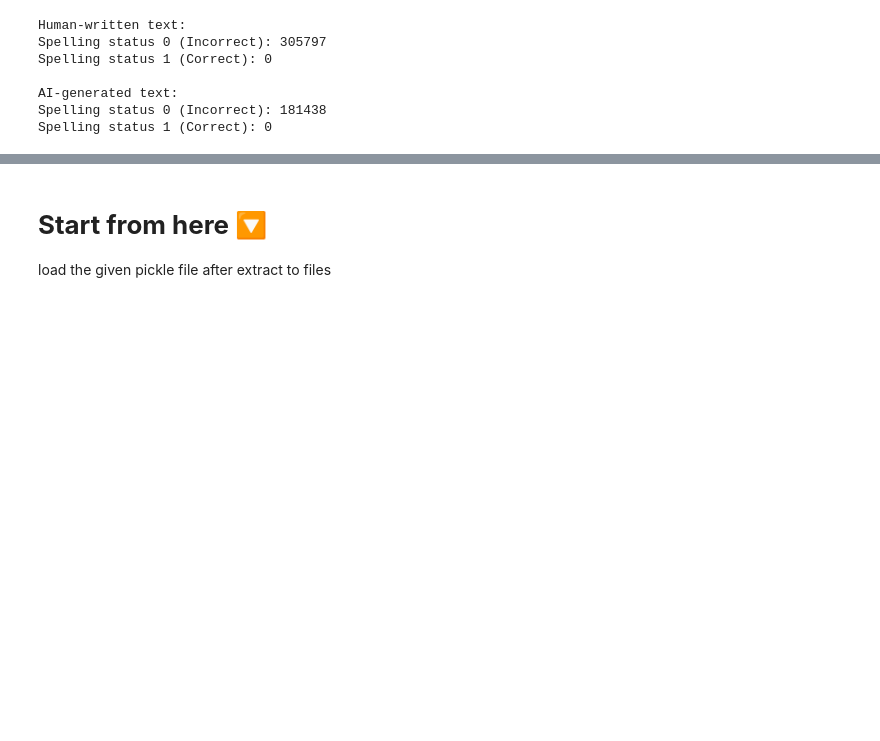
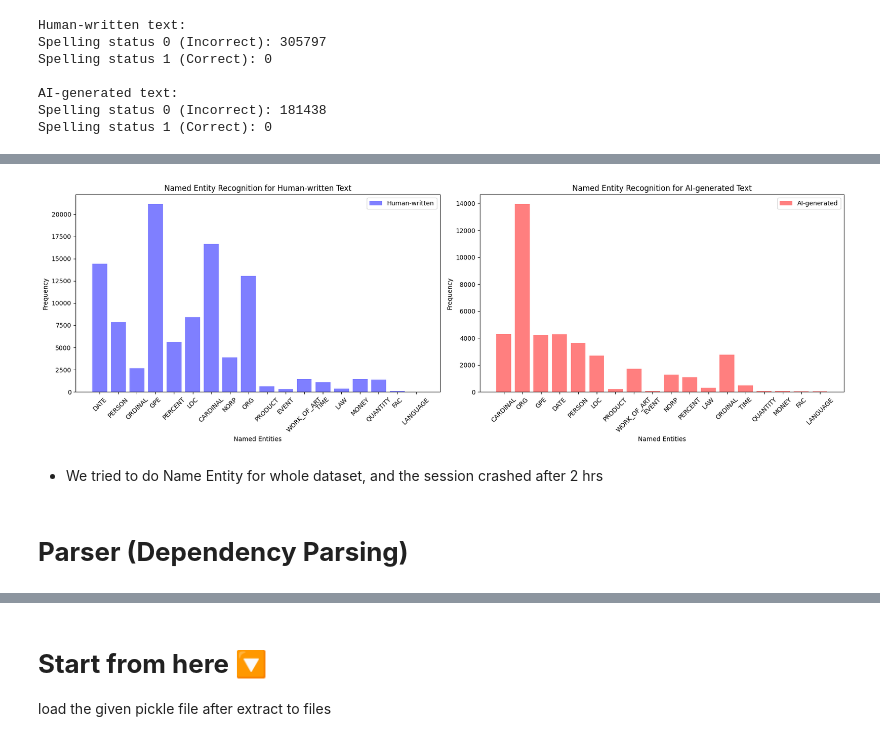
Before and after one commit to edojatheophilus/AI-vs-Human-Text-Detection, a Jupyter notebook: AI_human_txt_NLP_PROJECT.ipynb, the cells around one changed output, grey strips where cells are left out. Cells and saved outputs as stored; diff of their text form; code cells hidden in the pictures; blank space fills up the shorter version.

```diff
--- a/AI_human_txt_NLP_PROJECT.ipynb
+++ b/AI_human_txt_NLP_PROJECT.ipynb
@@ -576,0 +570,52 @@ Spelling status 1 (Correct): 0
+# %%
+def named_entity_recognition(text):
+    doc = nlp(text)
+    return [(ent.text, ent.label_) for ent in doc.ents]
+
+df_3['named_entities'] = df_3['text'].apply(named_entity_recognition)
+# %%
+import matplotlib.pyplot as plt
+
+# Extracting named entities for human-written and AI-generated texts
+human_txt_named_entities = df_3[df_3['generated'] == 0]['named_entities']
+ai_txt_named_entities = df_3[df_3['generated'] == 1]['named_entities']
+
+# Function to calculate frequency of named entities
+def calculate_named_entity_frequency(named_entities):
+    entity_counts = {}
+    for entities in named_entities:
+        for _, entity in entities:
+            entity_counts[entity] = entity_counts.get(entity, 0) + 1
+    return entity_counts
+
+# Calculate frequency of named entities for human-written and AI-generated texts
+human_named_entity_frequency = calculate_named_entity_frequency(human_txt_named_entities)
+ai_named_entity_frequency = calculate_named_entity_frequency(ai_txt_named_entities)
+
+# Create subplots with separate tabs for human-written and AI-generated texts
+fig, (ax1, ax2) = plt.subplots(1, 2, figsize=(18, 6))
+
+# Plot comparison for human-written text
+ax1.bar(human_named_entity_frequency.keys(), human_named_entity_frequency.values(), color='blue', alpha=0.5, label='Human-written')
+ax1.set_xlabel('Named Entities')
+ax1.set_ylabel('Frequency')
+ax1.set_title('Named Entity Recognition for Human-written Text')
+ax1.legend()
+ax1.tick_params(axis='x', rotation=45)
+
+# Plot comparison for AI-generated text
+ax2.bar(ai_named_entity_frequency.keys(), ai_named_entity_frequency.values(), color='red', alpha=0.5, label='AI-generated')
+ax2.set_xlabel('Named Entities')
+ax2.set_ylabel('Frequency')
+ax2.set_title('Named Entity Recognition for AI-generated Text')
+ax2.legend()
+ax2.tick_params(axis='x', rotation=45)
+
+plt.tight_layout()
+plt.show()
+# %% [output]
+[figure, added]
+# %% [markdown]
+* We tried to do Name Entity for whole dataset, and the session crashed after 2 hrs
+# %% [markdown]
+# **Parser (Dependency Parsing)**
```
Also changed, not shown: parts of 53 cells of this notebook.
